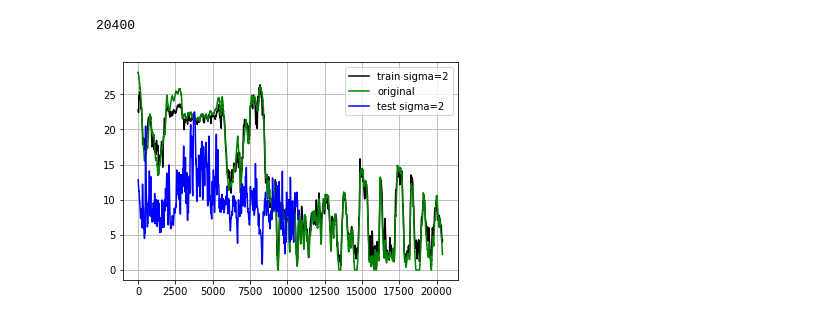
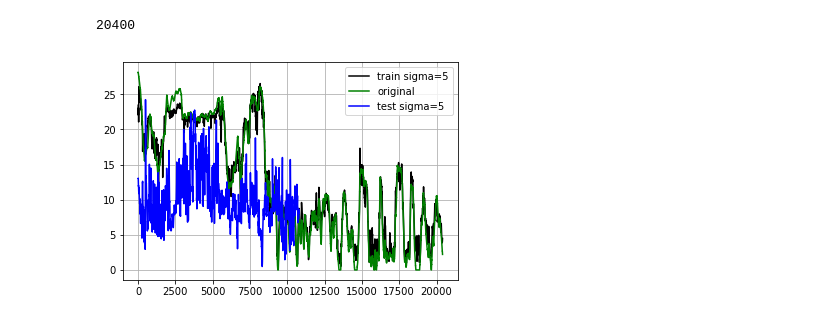
Before and after one commit to countofkrakow/OpticalFlow, a Jupyter notebook: opticalflow.ipynb, the cells around one changed output. Saved outputs shown, nothing was run; the diff lists cells and outputs as text; code cells hidden in the pictures.

Commit message:
sigma=5

```diff
--- a/opticalflow.ipynb
+++ b/opticalflow.ipynb
@@ -296,18 +296,18 @@ def EvaluateVideo(fname, model, bs=32, smoothing=10):
     smooth_preds = gaussian_filter1d(preds, smoothing)
     return preds, smooth_preds
 # %%
-p, sp = EvaluateVideo(test_file, model, smoothing=10)
-train_p, train_sp = EvaluateVideo(train_file, model, smoothing=10)
+p, sp = EvaluateVideo(test_file, model, smoothing=5)
+train_p, train_sp = EvaluateVideo(train_file, model, smoothing=5)
 # %%
 # see how we do on the original data
-plt.plot(train_sp, 'k', label='train sigma=2')
+plt.plot(train_sp, 'k', label='train sigma=5')
 plt.plot(labels, '-g', label='original')
-plt.plot(sp, 'b', label='test sigma=2')
+plt.plot(sp, 'b', label='test sigma=5')
 plt.legend()
 plt.grid()
 plt.show()
 # %% [output]
-[figure, old version]
+[figure, new version]
 # %%
 with open('test.txt', 'w') as f:
     for i in range(sp.size):
```
Also changed, not shown: 1 other file.
